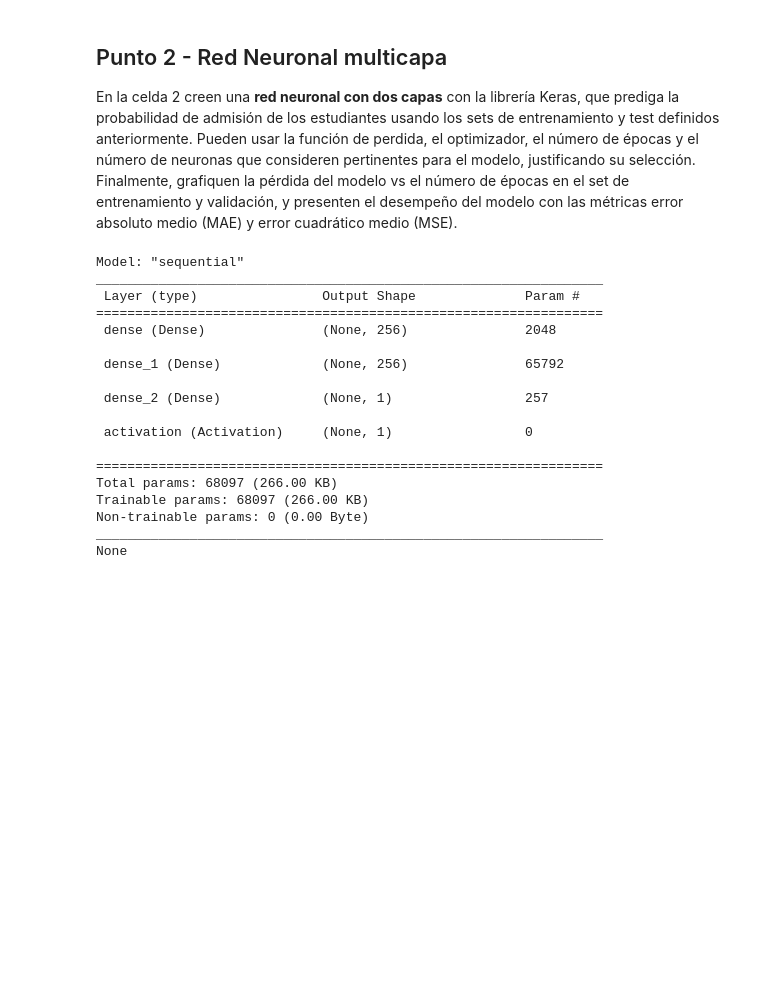
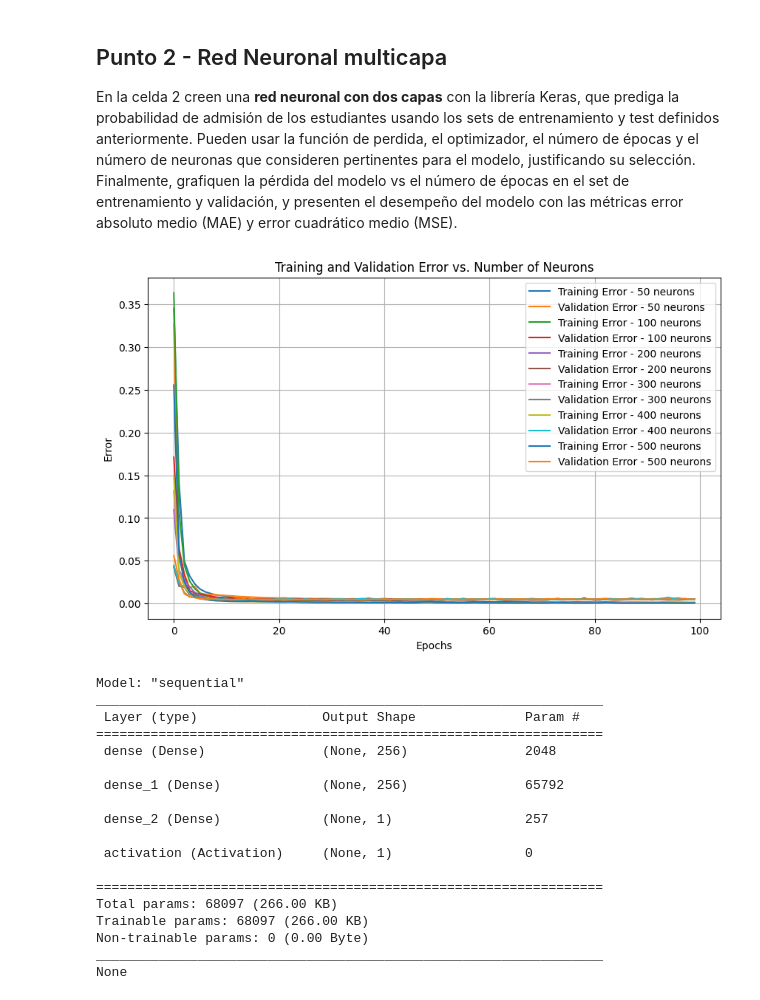
Before and after one commit to diegoalejop/MIAD_NLP_2024, a Jupyter notebook: Semana 6/S6TC1-Redes_Neuronales.ipynb, the cells around one changed output. Drawn from its saved outputs; the diff is of its cells as text; code cells hidden in the pictures; blank space fills up the shorter version.

```diff
--- a/Semana 6/S6TC1-Redes_Neuronales.ipynb
+++ b/Semana 6/S6TC1-Redes_Neuronales.ipynb
@@ -136,6 +136,40 @@ Loss
 ## Punto 2 - Red Neuronal multicapa
 
 En la celda 2 creen una **red neuronal con dos capas** con la librería Keras, que prediga la probabilidad de admisión de los estudiantes usando los sets de entrenamiento y test definidos anteriormente. Pueden usar la función de perdida, el optimizador, el número de épocas y el número de neuronas que consideren pertinentes para el modelo, justificando su selección. Finalmente, grafiquen la pérdida del modelo vs el número de épocas en el set de entrenamiento y validación, y presenten el desempeño del modelo con las métricas error absoluto medio (MAE) y error cuadrático medio (MSE).
+# %%
+# Justificar número de neuronas, realizando un loop para obtener el comporamiento del modelo para diferentes neuronas.
+n_neuronas = [50,100,200,300,400,500]  # Números de neuronas a probar
+train_errors = [] # Donde se almacenaran los errores de entrenamiento
+val_errors = [] # Donde se almacenaran los errores de validación
+
+# Separación de datos de entrenamiento para considerar un set de validación durante entrenamiento
+X_train, X_val, Y_train, Y_val = train_test_split(xTrain, yTrain, test_size=0.15, random_state=42)
+
+for neurona in n_neuronas:
+  model = Sequential()
+  model.add(Dense(neurona, input_shape=(dims,), activation='relu'))
+  model.add(Dense(neurona, activation = 'relu'))
+  model.add(Dense(output_var))
+  model.add(Activation('relu'))
+  model.compile(optimizer='adam', loss='mean_squared_error')
+  red_neuronal = model.fit(X_train, Y_train, epochs=100, validation_data=(X_val, Y_val), verbose=0)
+  train_error, val_error = red_neuronal.history['loss'], red_neuronal.history['val_loss']
+  train_errors.append(train_error)
+  val_errors.append(val_error)
+# %%
+plt.figure(figsize=(10, 6))
+for i, neurona in enumerate(n_neuronas):
+    plt.plot(train_errors[i], label=f'Training Error - {neurona} neurons')
+    plt.plot(val_errors[i], label=f'Validation Error - {neurona} neurons')
+
+plt.xlabel('Epoch')
+plt.ylabel('Error')
+plt.title('Training and Validation Error vs. Number of Neurons')
+plt.legend()
+plt.grid(True)
+plt.show()
+# %% [output]
+[figure, added]
 # %%
 # Celda 2
 K.clear_session()
```
Also changed, not shown: parts of 3 cells of this notebook.
